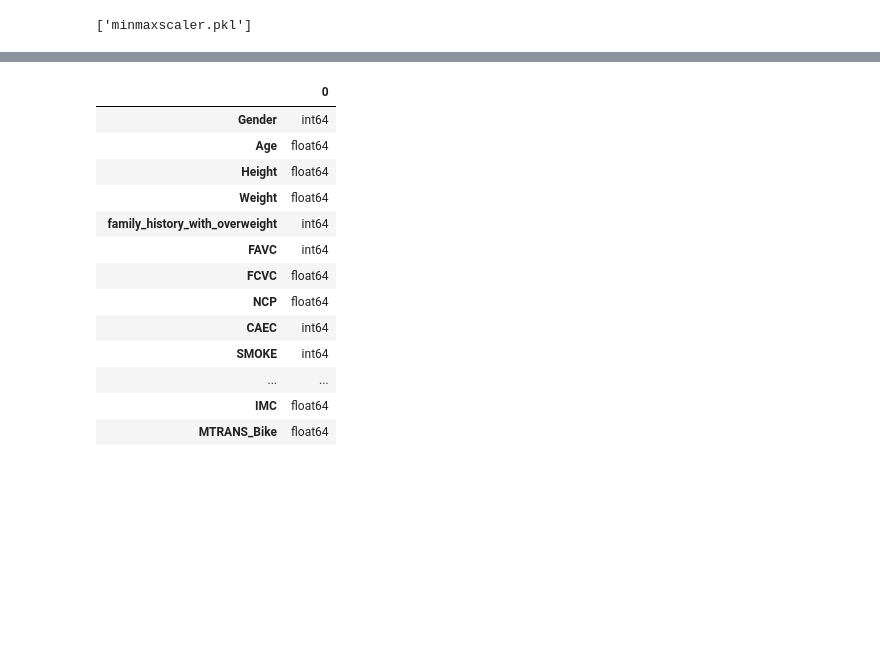
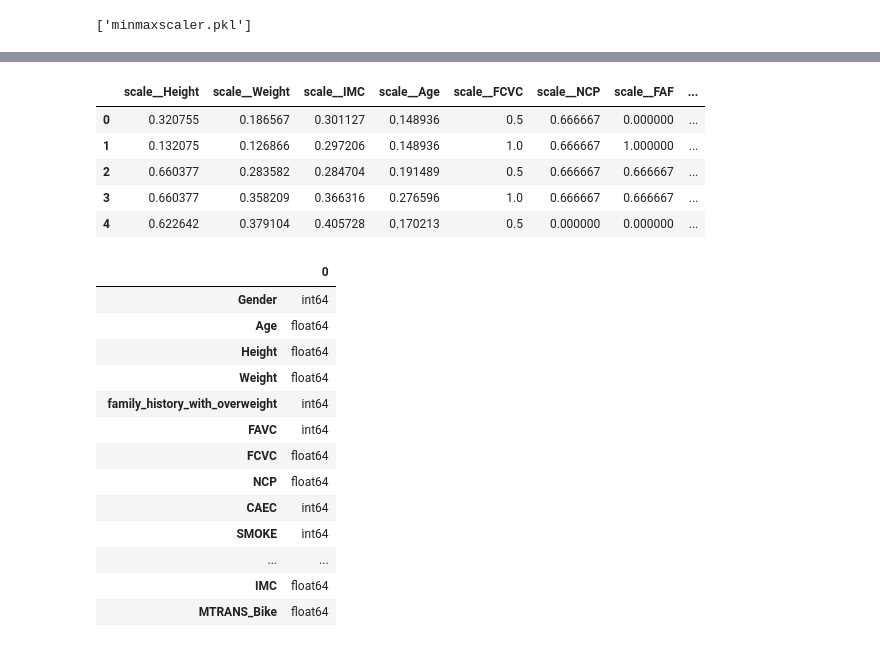
Before and after one commit to pescarda007/Proyecto_Obesidad, a Jupyter notebook: notebooks/Lab.ipynb, the cells around one changed output, grey strips where cells are left out. Drawn from its saved outputs; the diff is of its cells as text; code cells hidden in the pictures; blank space fills up the shorter version.

```diff
--- a/notebooks/Lab.ipynb
+++ b/notebooks/Lab.ipynb
@@ -105,3 +166,17 @@ df.head(20)
+# %%
+# Obtener nombres de columnas
+columnas = full_pipeline.named_steps['preprocessing'].get_feature_names_out()
+
+# Convertir a DataFrame
+df = pd.DataFrame(df_transformed, columns=columnas)
+df.head()
+# %% [output]
+|  | scale__Height | scale__Weight | scale__IMC | scale__Age | scale__FCVC | scale__NCP | scale__FAF | ... |
+| 0 | 0.320755 | 0.186567 | 0.301127 | 0.148936 | 0.5 | 0.666667 | 0.000000 | ... |
+| 1 | 0.132075 | 0.126866 | 0.297206 | 0.148936 | 1.0 | 0.666667 | 1.000000 | ... |
+| 2 | 0.660377 | 0.283582 | 0.284704 | 0.191489 | 0.5 | 0.666667 | 0.666667 | ... |
+| 3 | 0.660377 | 0.358209 | 0.366316 | 0.276596 | 1.0 | 0.666667 | 0.666667 | ... |
+| 4 | 0.622642 | 0.379104 | 0.405728 | 0.170213 | 0.5 | 0.000000 | 0.000000 | ... |
 # %%
 df.dtypes
 # %% [output]
```
Also changed, not shown: parts of 9 cells of this notebook.
